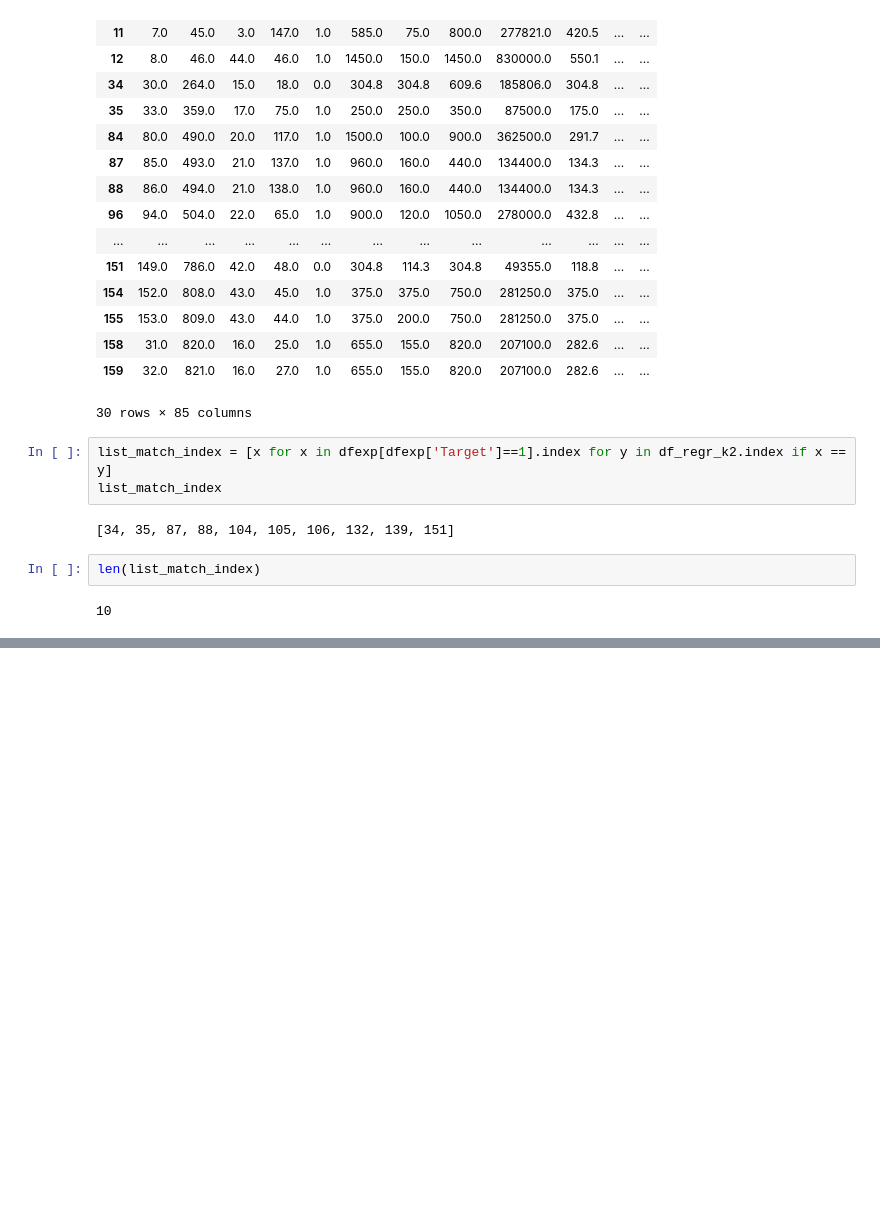
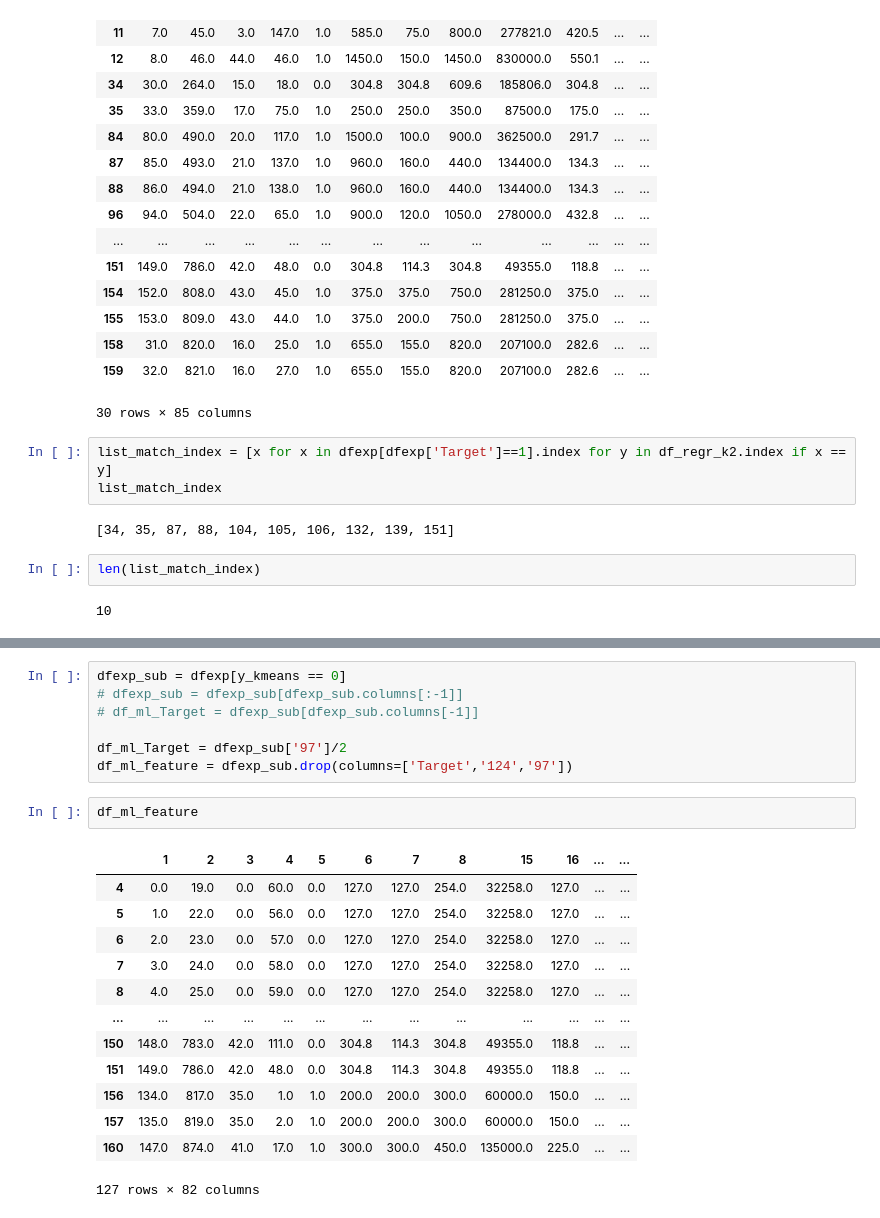
Before and after one commit to adomakor412/MSNT_Thesis_ML_CE, a Jupyter notebook: dfexp_prediction.ipynb, the cells around one changed output, grey strips where cells are left out. Saved outputs shown, nothing was run; the diff lists cells and outputs as text; blank space fills up the shorter version.

```diff
--- a/dfexp_prediction.ipynb
+++ b/dfexp_prediction.ipynb
@@ -1194,0 +1264,23 @@ len(list_match_index)
+# %%
+dfexp_sub = dfexp[y_kmeans == 0]
+# dfexp_sub = dfexp_sub[dfexp_sub.columns[:-1]]
+# df_ml_Target = dfexp_sub[dfexp_sub.columns[-1]]
+
+df_ml_Target = dfexp_sub['97']/2
+df_ml_feature = dfexp_sub.drop(columns=['Target','124','97'])
+# %%
+df_ml_feature
+# %% [output]
+|  | 1 | 2 | 3 | 4 | 5 | 6 | 7 | 8 | 15 | 16 | ... | ... |
+| 4 | 0.0 | 19.0 | 0.0 | 60.0 | 0.0 | 127.0 | 127.0 | 254.0 | 32258.0 | 127.0 | ... | ... |
+| 5 | 1.0 | 22.0 | 0.0 | 56.0 | 0.0 | 127.0 | 127.0 | 254.0 | 32258.0 | 127.0 | ... | ... |
+| 6 | 2.0 | 23.0 | 0.0 | 57.0 | 0.0 | 127.0 | 127.0 | 254.0 | 32258.0 | 127.0 | ... | ... |
+| 7 | 3.0 | 24.0 | 0.0 | 58.0 | 0.0 | 127.0 | 127.0 | 254.0 | 32258.0 | 127.0 | ... | ... |
+| 8 | 4.0 | 25.0 | 0.0 | 59.0 | 0.0 | 127.0 | 127.0 | 254.0 | 32258.0 | 127.0 | ... | ... |
+| ... | ... | ... | ... | ... | ... | ... | ... | ... | ... | ... | ... | ... |
+| 150 | 148.0 | 783.0 | 42.0 | 111.0 | 0.0 | 304.8 | 114.3 | 304.8 | 49355.0 | 118.8 | ... | ... |
+| 151 | 149.0 | 786.0 | 42.0 | 48.0 | 0.0 | 304.8 | 114.3 | 304.8 | 49355.0 | 118.8 | ... | ... |
+| 156 | 134.0 | 817.0 | 35.0 | 1.0 | 1.0 | 200.0 | 200.0 | 300.0 | 60000.0 | 150.0 | ... | ... |
+| 157 | 135.0 | 819.0 | 35.0 | 2.0 | 1.0 | 200.0 | 200.0 | 300.0 | 60000.0 | 150.0 | ... | ... |
+| 160 | 147.0 | 874.0 | 41.0 | 17.0 | 1.0 | 300.0 | 300.0 | 450.0 | 135000.0 | 225.0 | ... | ... |
+127 rows × 82 columns
```
Also changed, not shown: parts of 25 cells of this notebook.
